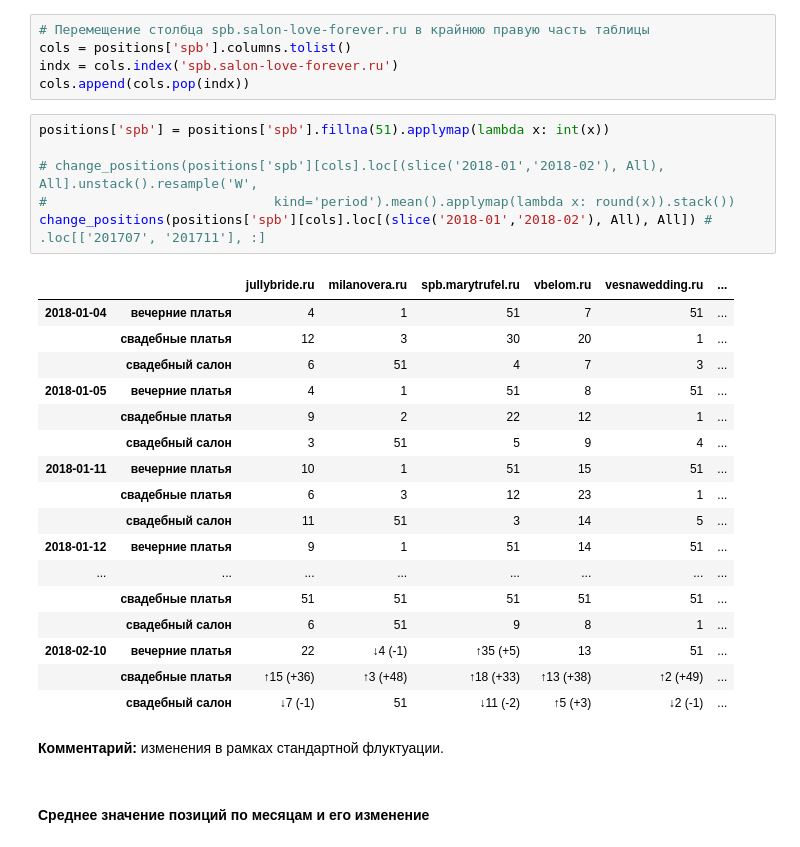
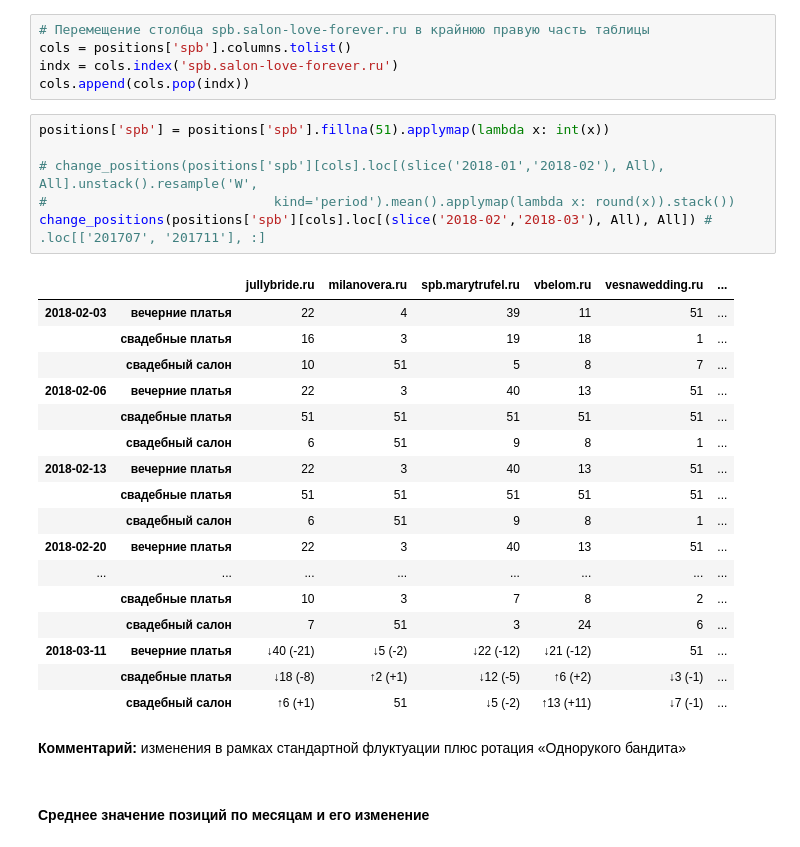
Before and after one commit to salon-love-forever/reports, a Jupyter notebook: salon-love-forever.ru.ipynb, the cells around one changed output. Cells and saved outputs as stored; diff of their text form.

```diff
--- a/salon-love-forever.ru.ipynb
+++ b/salon-love-forever.ru.ipynb
@@ -240,29 +246,29 @@ cols.append(cols.pop(indx))
 # %%
 positions['spb'] = positions['spb'].fillna(51).applymap(lambda x: int(x))
 
 # change_positions(positions['spb'][cols].loc[(slice('2018-01','2018-02'), All), All].unstack().resample('W',
 #                             kind='period').mean().applymap(lambda x: round(x)).stack())
-change_positions(positions['spb'][cols].loc[(slice('2018-01','2018-02'), All), All]) # .loc[['201707', '201711'], :]
+change_positions(positions['spb'][cols].loc[(slice('2018-02','2018-03'), All), All]) # .loc[['201707', '201711'], :]
 # %% [output]
 |  |  | jullybride.ru | milanovera.ru | spb.marytrufel.ru | vbelom.ru | vesnawedding.ru | ... |
-| 2018-01-04 | вечерние платья | 4 | 1 | 51 | 7 | 51 | ... |
-|  | свадебные платья | 12 | 3 | 30 | 20 | 1 | ... |
-|  | свадебный салон | 6 | 51 | 4 | 7 | 3 | ... |
-| 2018-01-05 | вечерние платья | 4 | 1 | 51 | 8 | 51 | ... |
-|  | свадебные платья | 9 | 2 | 22 | 12 | 1 | ... |
-|  | свадебный салон | 3 | 51 | 5 | 9 | 4 | ... |
-| 2018-01-11 | вечерние платья | 10 | 1 | 51 | 15 | 51 | ... |
-|  | свадебные платья | 6 | 3 | 12 | 23 | 1 | ... |
-|  | свадебный салон | 11 | 51 | 3 | 14 | 5 | ... |
-| 2018-01-12 | вечерние платья | 9 | 1 | 51 | 14 | 51 | ... |
-| ... | ... | ... | ... | ... | ... | ... | ... |
+| 2018-02-03 | вечерние платья | 22 | 4 | 39 | 11 | 51 | ... |
+|  | свадебные платья | 16 | 3 | 19 | 18 | 1 | ... |
+|  | свадебный салон | 10 | 51 | 5 | 8 | 7 | ... |
+| 2018-02-06 | вечерние платья | 22 | 3 | 40 | 13 | 51 | ... |
 |  | свадебные платья | 51 | 51 | 51 | 51 | 51 | ... |
 |  | свадебный салон | 6 | 51 | 9 | 8 | 1 | ... |
-| 2018-02-10 | вечерние платья | 22 | ↓4 (-1) | ↑35 (+5) | 13 | 51 | ... |
-|  | свадебные платья | ↑15 (+36) | ↑3 (+48) | ↑18 (+33) | ↑13 (+38) | ↑2 (+49) | ... |
-|  | свадебный салон | ↓7 (-1) | 51 | ↓11 (-2) | ↑5 (+3) | ↓2 (-1) | ... |
+| 2018-02-13 | вечерние платья | 22 | 3 | 40 | 13 | 51 | ... |
+|  | свадебные платья | 51 | 51 | 51 | 51 | 51 | ... |
+|  | свадебный салон | 6 | 51 | 9 | 8 | 1 | ... |
+| 2018-02-20 | вечерние платья | 22 | 3 | 40 | 13 | 51 | ... |
+| ... | ... | ... | ... | ... | ... | ... | ... |
+|  | свадебные платья | 10 | 3 | 7 | 8 | 2 | ... |
+|  | свадебный салон | 7 | 51 | 3 | 24 | 6 | ... |
+| 2018-03-11 | вечерние платья | ↓40 (-21) | ↓5 (-2) | ↓22 (-12) | ↓21 (-12) | 51 | ... |
+|  | свадебные платья | ↓18 (-8) | ↑2 (+1) | ↓12 (-5) | ↑6 (+2) | ↓3 (-1) | ... |
+|  | свадебный салон | ↑6 (+1) | 51 | ↓5 (-2) | ↑13 (+11) | ↓7 (-1) | ... |
 # %% [markdown]
-**Комментарий:** изменения в рамках стандартной флуктуации.
+**Комментарий:** изменения в рамках стандартной флуктуации плюс ротация «Однорукого бандита»
 # %% [markdown]
 #### Среднее значение позиций по месяцам и его изменение
 # %%
```
Also changed, not shown: parts of 17 cells of this notebook.
